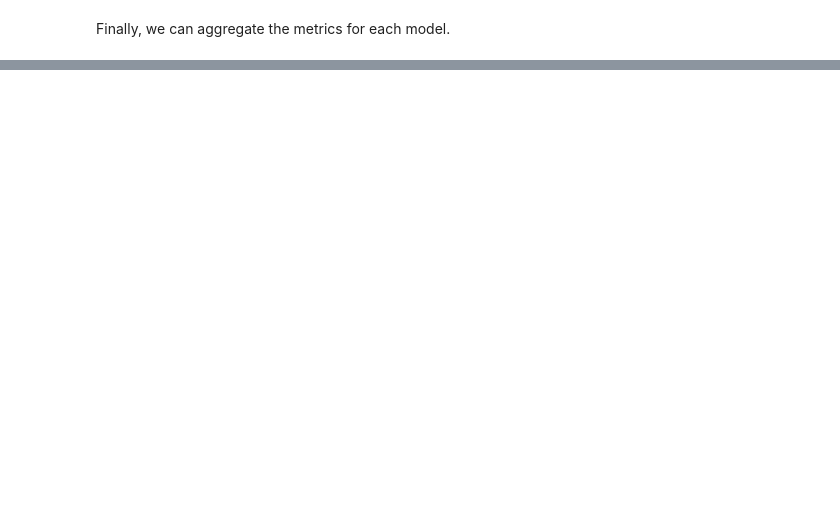
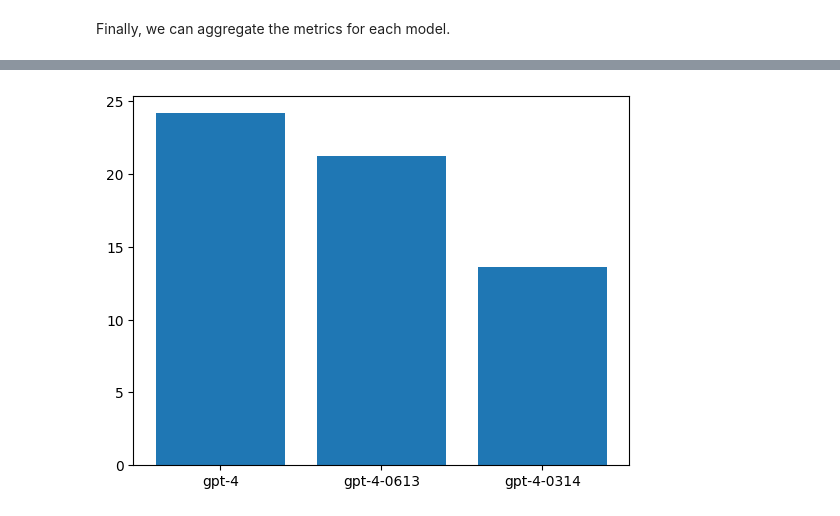
Before and after one commit to hegelai/prompttools, a Jupyter notebook: examples/notebooks/GPT4RegressionTesting.ipynb, the cells around one changed output, grey strips where cells are left out. Drawn from its saved outputs; the diff is of its cells as text; code cells hidden in the pictures; blank space fills up the shorter version.

Commit message:
Fix name

```diff
--- a/examples/notebooks/GPT4RegressionTesting.ipynb
+++ b/examples/notebooks/GPT4RegressionTesting.ipynb
@@ -125,0 +86,21 @@ openai_experiment.aggregate(metric_name="latency", column_name="model")
+# %%
+instructions = [
+    """
+You are a math tutor. When given a math question, talk through each step
+of your thought process before arriving at the answer.
+"""
+]
+inputs = [
+    """
+Is 17077 a prime number?
+""",
+    """
+Is 26 a prime number?
+""",
+]
+selectors = [PromptSelector(instructions[i], inputs[j]) for i in range(len(instructions)) for j in range(len(inputs))]
+models = ["gpt-4-0314", "gpt-4-0613", "gpt-4"]
+temperatures = [0.0]
+openai_experiment = OpenAIChatExperiment(models, selectors, temperature=temperatures)
+openai_experiment.prepare()
+openai_experiment.run()
@@ -125,0 +117,4 @@ openai_experiment.aggregate(metric_name="latency", column_name="model")
+# %%
+openai_experiment.aggregate(metric_name="latency", column_name="model", is_average=True)
+# %% [output]
+[figure, added]
```
Also changed, not shown: parts of 6 cells of this notebook.
